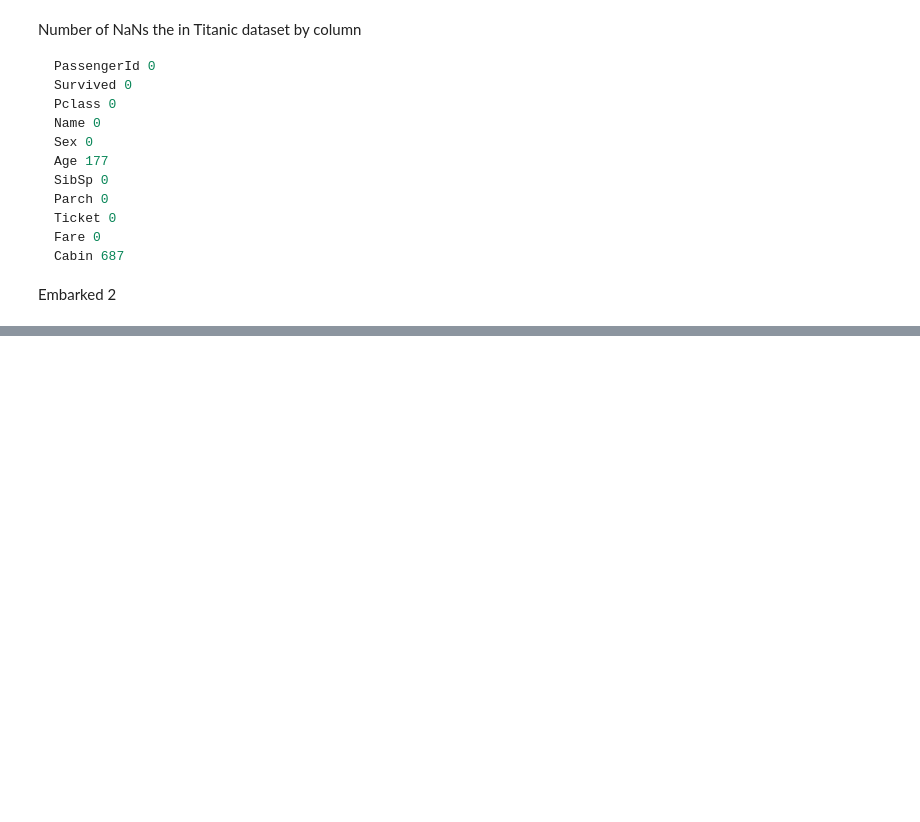
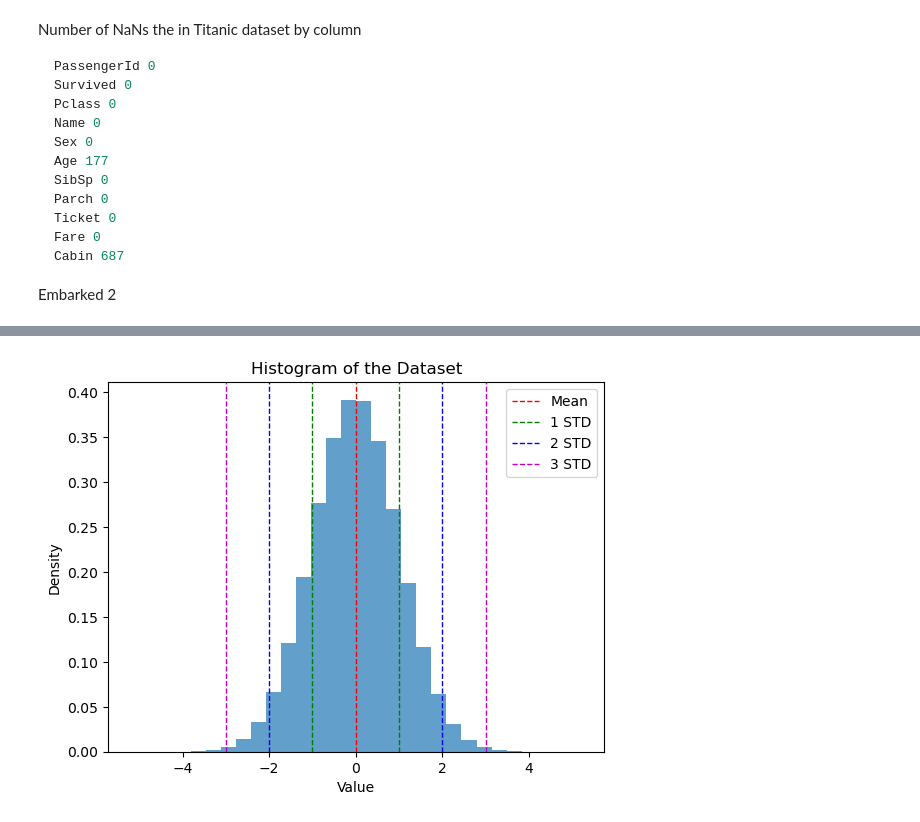
Before and after one commit to learn-co-curriculum/dsc-dealing-missing-data, a Jupyter notebook: index.ipynb, the cells around one changed output, grey strips where cells are left out. Drawn from its saved outputs; the diff is of its cells as text; code cells hidden in the pictures; blank space fills up the shorter version.

```diff
--- a/index.ipynb
+++ b/index.ipynb
@@ -178,0 +88,28 @@ In this section, we learned:
+# %%
+import numpy as np
+import matplotlib.pyplot as plt
+
+np.random.seed(42)  # Set the random seed for reproducibility
+data = np.random.normal(0, 1, 10000000)
+
+mean = np.mean(data)
+std = np.std(data)
+
+plt.hist(data, bins=30, density=True, alpha=0.7)
+
+# Plot the mean and standard deviations
+plt.axvline(mean, color='r', linestyle='dashed', linewidth=1, label='Mean')
+plt.axvline(mean - std, color='g', linestyle='dashed', linewidth=1, label='1 STD')
+plt.axvline(mean + std, color='g', linestyle='dashed', linewidth=1)
+plt.axvline(mean - 2*std, color='b', linestyle='dashed', linewidth=1, label='2 STD')
+plt.axvline(mean + 2*std, color='b', linestyle='dashed', linewidth=1)
+plt.axvline(mean - 3*std, color='m', linestyle='dashed', linewidth=1, label='3 STD')
+plt.axvline(mean + 3*std, color='m', linestyle='dashed', linewidth=1)
+
+plt.legend()
+plt.xlabel('Value')
+plt.ylabel('Density')
+plt.title('Histogram of the Dataset')
+plt.show()
+# %% [output]
+[figure, added]
```
Also changed, not shown: parts of 2 cells of this notebook, 2 other files.
